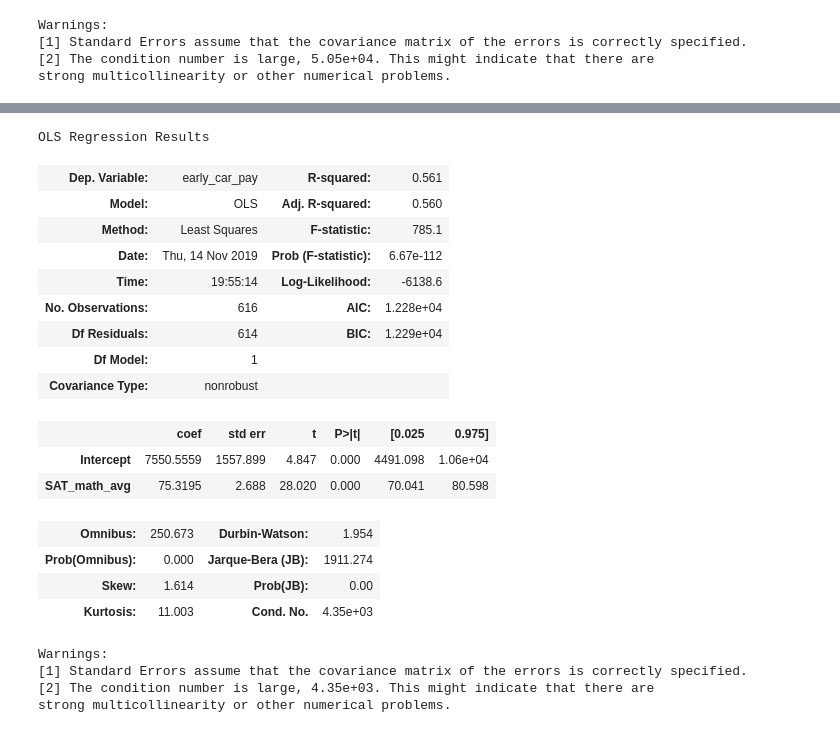
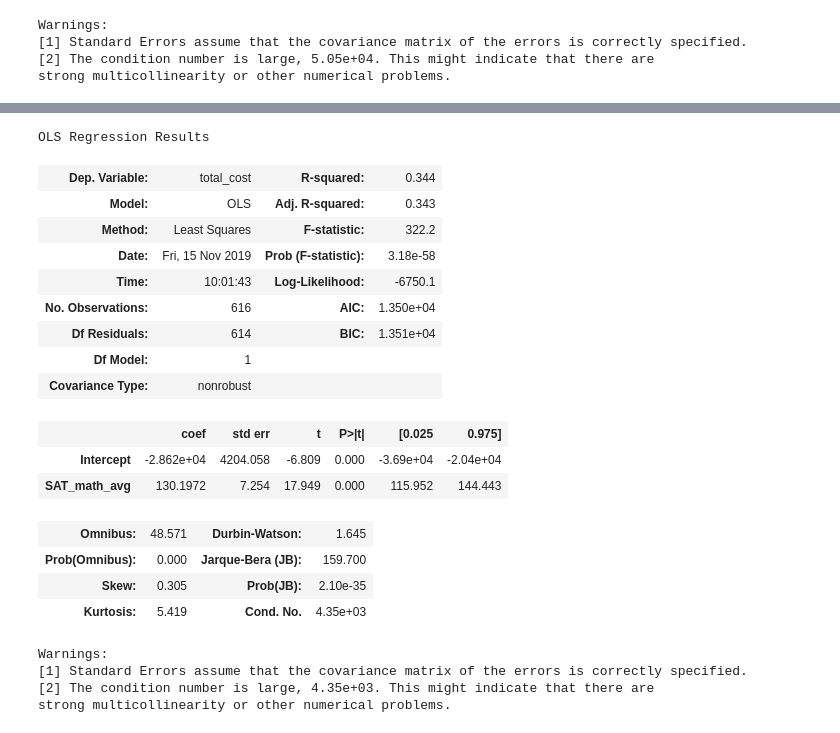
Before and after one commit to gseemann/College_Stats_Test, a Jupyter notebook: Sasha_EDA.ipynb, the cells around one changed output, grey strips where cells are left out. Drawn from its saved outputs; the diff is of its cells as text; code cells hidden in the pictures.

```diff
--- a/Sasha_EDA.ipynb
+++ b/Sasha_EDA.ipynb
@@ -619,0 +658,11 @@ Text(0.5, 1, 'Room and Board Cost of US Colleges vs. Average Early Career Pay')
+# %%
+SAT_COST_PAY_df['total_cost']=[float(cost) for cost in SAT_COST_PAY_df['total_cost']]
+SAT_COST_PAY_df['SAT_math_avg']=[float(sat) for sat in SAT_COST_PAY_df['SAT_math_avg']]
+SAT_COST_PAY_df['early_car_pay']=[float(pay) for pay in SAT_COST_PAY_df['early_car_pay']]
+SAT_COST_PAY_df[['SAT_math_avg', 'total_cost','early_car_pay']]
+
+SAT_COST_PAY_df['early_car_pay'] = [float(pay) for pay in SAT_COST_PAY_df['early_car_pay']]
+SAT_COST_PAY_df['SAT_math_avg'] = [float(score) for score in SAT_COST_PAY_df['SAT_math_avg']]
+
+results = smf.ols('early_car_pay ~ SAT_math_avg + total_cost', data=SAT_COST_PAY_df).fit()
+results.summary()
@@ -620,27 +692,27 @@ Text(0.5, 1, 'Room and Board Cost of US Colleges vs. Average Early Career Pay')
 # %%
-SAT_COST_PAY_df['early_car_pay'] = [float(pay) for pay in SAT_COST_PAY_df['early_car_pay']]
-SAT_COST_PAY_df['SAT_math_avg'] = [float(score) for score in SAT_COST_PAY_df['SAT_math_avg']]
+# SAT_COST_PAY_df['total_cost'] = [float(pay) for pay in SAT_COST_PAY_df['early_car_pay']]
+# SAT_COST_PAY_df['SAT_math_avg'] = [float(score) for score in SAT_COST_PAY_df['SAT_math_avg']]
 
-results = smf.ols('early_car_pay ~ SAT_math_avg', data=SAT_COST_PAY_df).fit()
+results = smf.ols('total_cost ~ SAT_math_avg', data=SAT_COST_PAY_df).fit()
 results.summary()
 # %% [output]
 OLS Regression Results
-| Dep. Variable: | early_car_pay | R-squared: | 0.561 |
-| Model: | OLS | Adj. R-squared: | 0.560 |
-| Method: | Least Squares | F-statistic: | 785.1 |
-| Date: | Thu, 14 Nov 2019 | Prob (F-statistic): | 6.67e-112 |
-| Time: | 19:55:14 | Log-Likelihood: | -6138.6 |
-| No. Observations: | 616 | AIC: | 1.228e+04 |
-| Df Residuals: | 614 | BIC: | 1.229e+04 |
+| Dep. Variable: | total_cost | R-squared: | 0.344 |
+| Model: | OLS | Adj. R-squared: | 0.343 |
+| Method: | Least Squares | F-statistic: | 322.2 |
+| Date: | Fri, 15 Nov 2019 | Prob (F-statistic): | 3.18e-58 |
+| Time: | 10:01:43 | Log-Likelihood: | -6750.1 |
+| No. Observations: | 616 | AIC: | 1.350e+04 |
+| Df Residuals: | 614 | BIC: | 1.351e+04 |
 | Df Model: | 1 |  |  |
 | Covariance Type: | nonrobust |  |  |
 |  | coef | std err | t | P>|t| | [0.025 | 0.975] |
-| Intercept | 7550.5559 | 1557.899 | 4.847 | 0.000 | 4491.098 | 1.06e+04 |
-| SAT_math_avg | 75.3195 | 2.688 | 28.020 | 0.000 | 70.041 | 80.598 |
+| Intercept | -2.862e+04 | 4204.058 | -6.809 | 0.000 | -3.69e+04 | -2.04e+04 |
+| SAT_math_avg | 130.1972 | 7.254 | 17.949 | 0.000 | 115.952 | 144.443 |
-| Omnibus: | 250.673 | Durbin-Watson: | 1.954 |
-| Prob(Omnibus): | 0.000 | Jarque-Bera (JB): | 1911.274 |
-| Skew: | 1.614 | Prob(JB): | 0.00 |
-| Kurtosis: | 11.003 | Cond. No. | 4.35e+03 |
+| Omnibus: | 48.571 | Durbin-Watson: | 1.645 |
+| Prob(Omnibus): | 0.000 | Jarque-Bera (JB): | 159.700 |
+| Skew: | 0.305 | Prob(JB): | 2.10e-35 |
+| Kurtosis: | 5.419 | Cond. No. | 4.35e+03 |
 Warnings:
 [1] Standard Errors assume that the covariance matrix of the errors is correctly specified.
 [2] The condition number is large, 4.35e+03. This might indicate that there are
```
Also changed, not shown: parts of 9 cells of this notebook.
